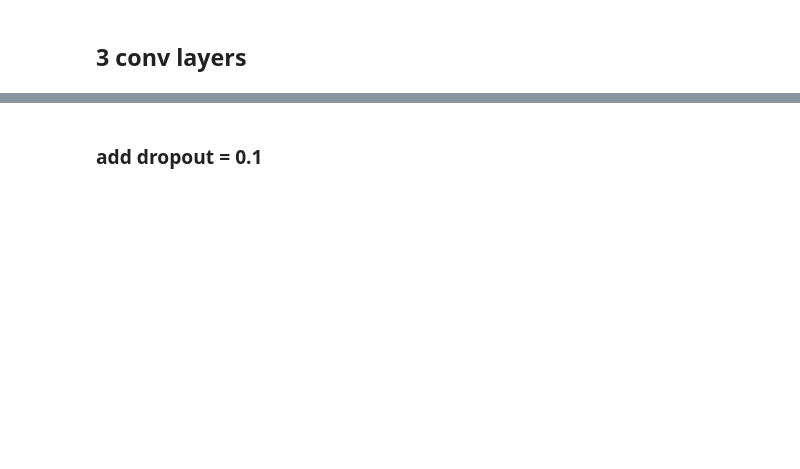
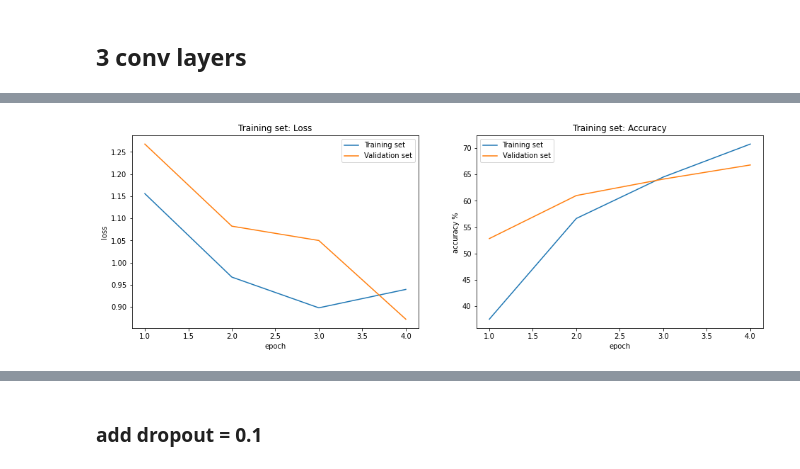
Before and after one commit to PriyankaVelagala/INM702, a Jupyter notebook: Task4/Task 4.ipynb, the cells around one changed output, grey strips where cells are left out. Drawn from its saved outputs; the diff is of its cells as text; code cells hidden in the pictures; blank space fills up the shorter version.

```diff
--- a/Task4/Task 4.ipynb
+++ b/Task4/Task 4.ipynb
@@ -628,0 +673,8 @@ plot_confusion_matrix(cm)
+# %%
+model = CNN_3()
+
+loss = nn.CrossEntropyLoss()
+optimizer = torch.optim.Adam(model.parameters(), lr=0.001)
+
+#train model
+model, train_metrics, time_elapsed = train_NN(model = model, num_epochs = 4, optimizer_fxn = optimizer, loss_fxn = loss, isCNN = True)
@@ -628,0 +683,4 @@ plot_confusion_matrix(cm)
+# %%
+print("Time elapsed for training: ", round(time_elapsed/60, 3) , "min,", "Accuracy: ", round(train_metrics.t_accuracy.values[-1], 2), "%" )
+plot_accuracy_loss(train_metrics)
+# %% [output]
@@ -628,0 +688 @@ plot_confusion_matrix(cm)
+[figure, added]
```
Also changed, not shown: parts of 52 cells of this notebook.
